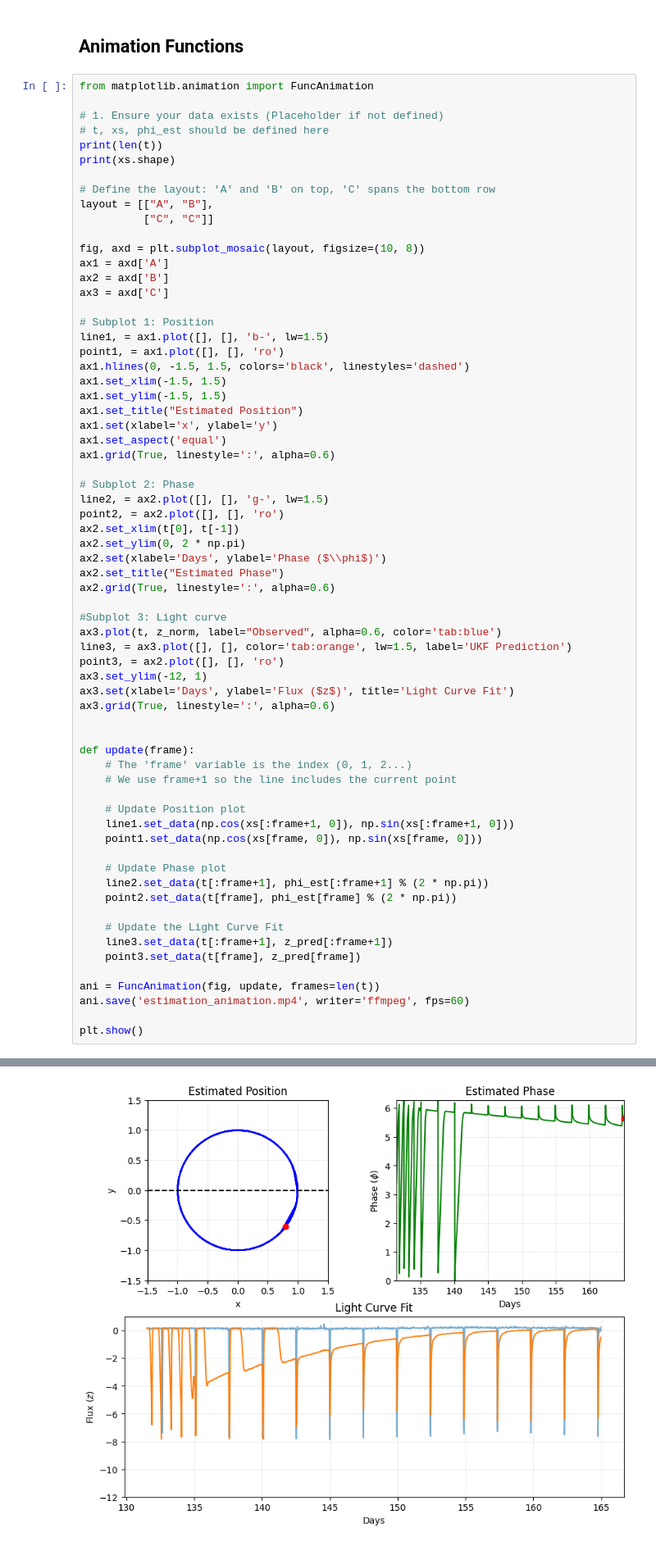
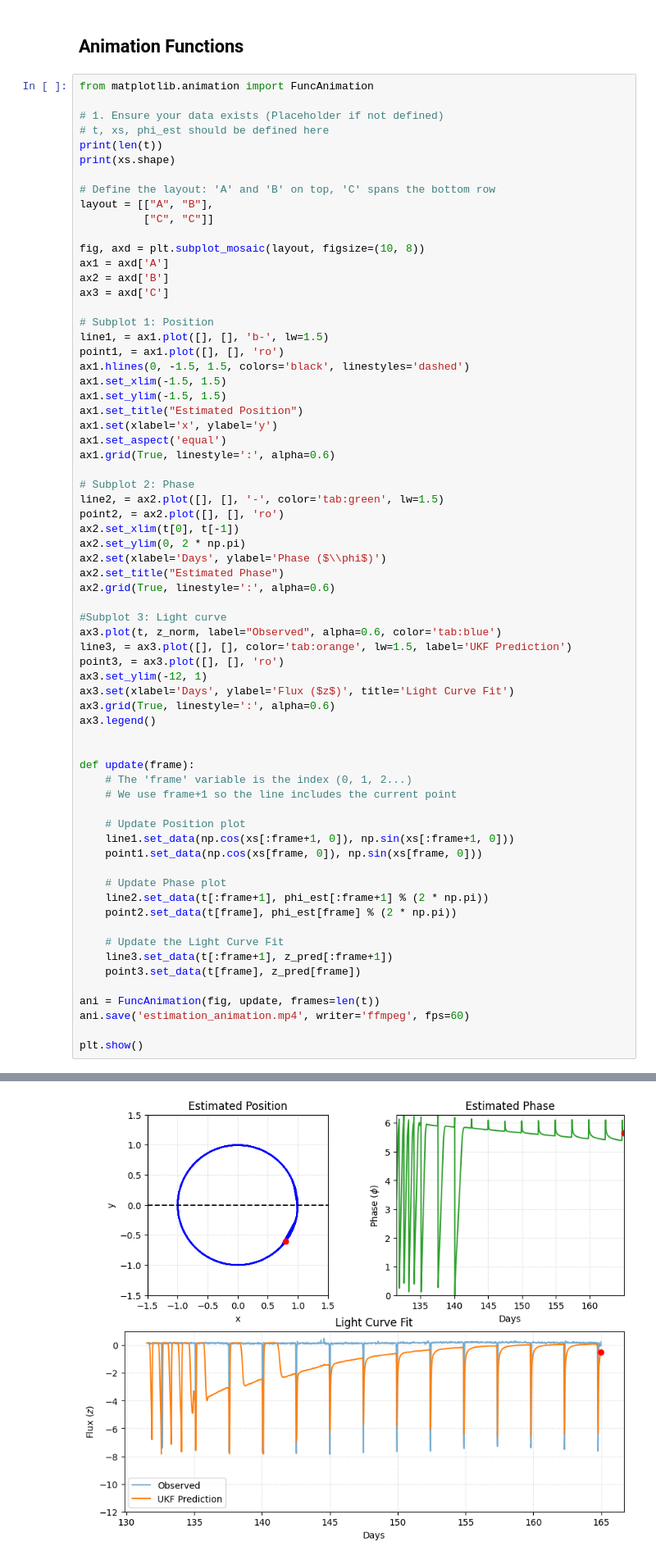
Before and after one commit to Jaredwinn77/ACME_VOL3_PLANET_FINDER, a Jupyter notebook: UnscentedKalman.ipynb, the cells around one changed output, grey strips where cells are left out. Shown at 82% size. Cells and saved outputs as stored; diff of their text form.

```diff
--- a/UnscentedKalman.ipynb
+++ b/UnscentedKalman.ipynb
@@ -551,7 +551,7 @@ ax1.set_aspect('equal')
 ax1.grid(True, linestyle=':', alpha=0.6)
 
 # Subplot 2: Phase
-line2, = ax2.plot([], [], 'g-', lw=1.5)
+line2, = ax2.plot([], [], '-', color='tab:green', lw=1.5)
 point2, = ax2.plot([], [], 'ro')
 ax2.set_xlim(t[0], t[-1])
 ax2.set_ylim(0, 2 * np.pi)
@@ -562,33 +562,34 @@ ax2.grid(True, linestyle=':', alpha=0.6)
 #Subplot 3: Light curve
 ax3.plot(t, z_norm, label="Observed", alpha=0.6, color='tab:blue')
 line3, = ax3.plot([], [], color='tab:orange', lw=1.5, label='UKF Prediction')
-point3, = ax2.plot([], [], 'ro')
+point3, = ax3.plot([], [], 'ro')
 ax3.set_ylim(-12, 1)
 ax3.set(xlabel='Days', ylabel='Flux ($z$)', title='Light Curve Fit')
 ax3.grid(True, linestyle=':', alpha=0.6)
+ax3.legend()
 
 
 def update(frame):
     # The 'frame' variable is the index (0, 1, 2...)
     # We use frame+1 so the line includes the current point
 
     # Update Position plot
     line1.set_data(np.cos(xs[:frame+1, 0]), np.sin(xs[:frame+1, 0]))
     point1.set_data(np.cos(xs[frame, 0]), np.sin(xs[frame, 0]))
 
     # Update Phase plot
     line2.set_data(t[:frame+1], phi_est[:frame+1] % (2 * np.pi))
     point2.set_data(t[frame], phi_est[frame] % (2 * np.pi))
 
     # Update the Light Curve Fit
     line3.set_data(t[:frame+1], z_pred[:frame+1])
     point3.set_data(t[frame], z_pred[frame])
 
 ani = FuncAnimation(fig, update, frames=len(t))
 ani.save('estimation_animation.mp4', writer='ffmpeg', fps=60)
 
 plt.show()
 # %% [output]
 1626
 (1626, 2)
-[figure, old version]
+[figure, new version]
```
Also changed, not shown: 3 other files.
